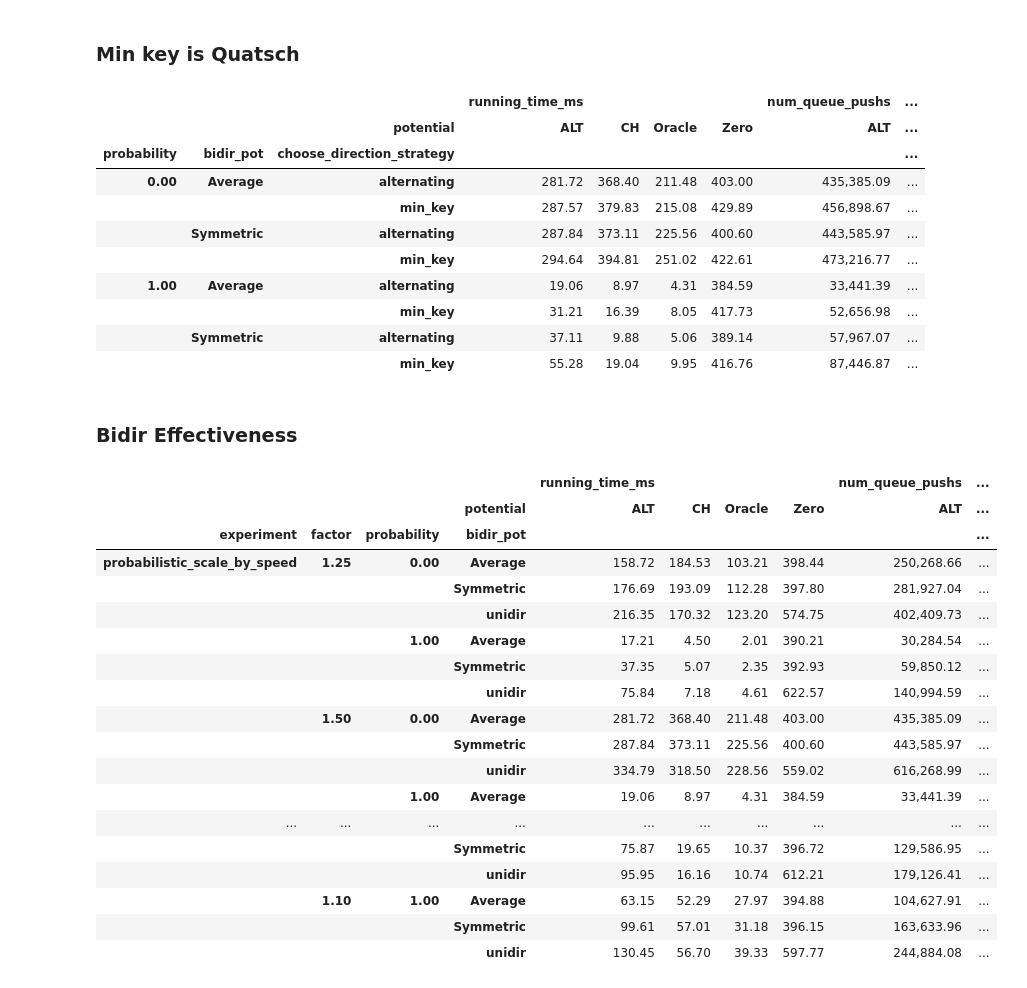
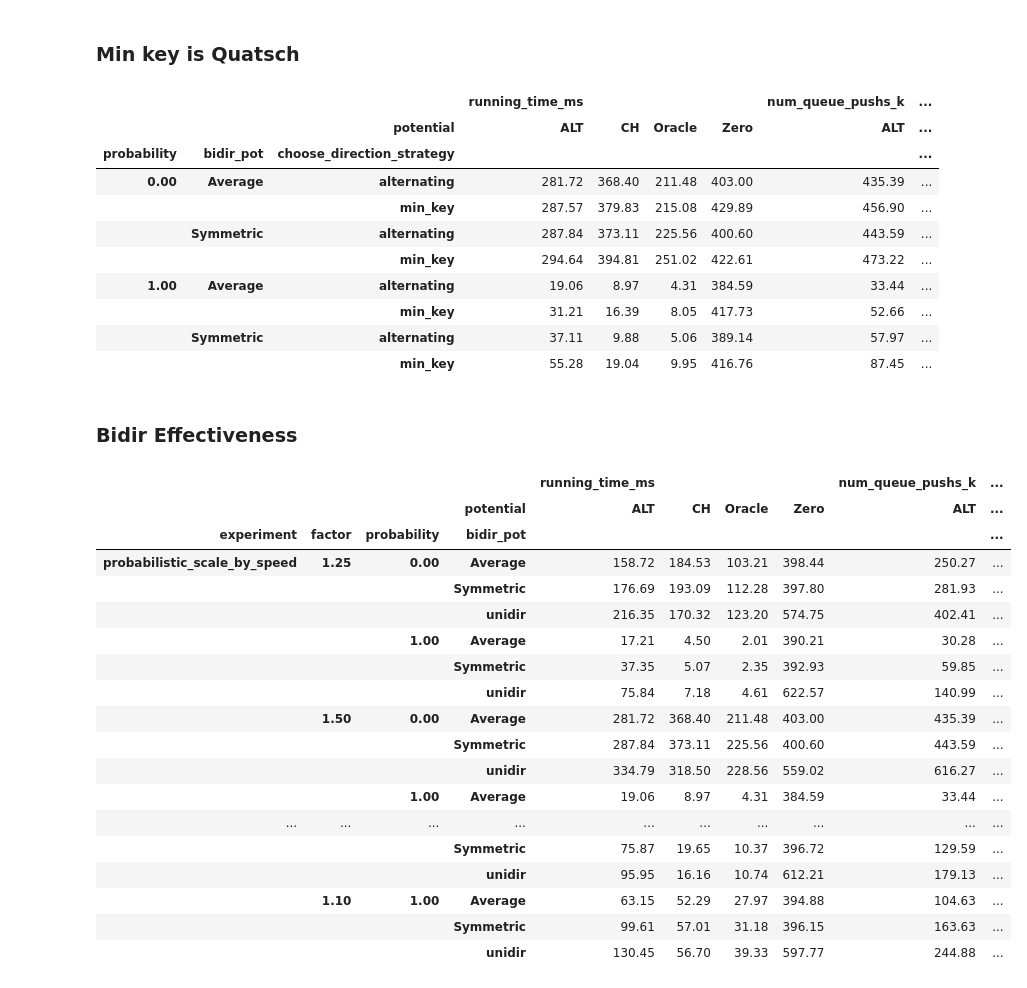
Before and after one commit to kit-algo/ch_potentials, a Jupyter notebook: eval/bidir_features_all.ipynb, the cells around one changed output. Cells and saved outputs as stored; diff of their text form; code cells hidden in the pictures.

```diff
--- a/eval/bidir_features_all.ipynb
+++ b/eval/bidir_features_all.ipynb
@@ -8,11 +8,12 @@ import seaborn as sns
 sns.set()
 
 import pandas as pd
-pd.options.display.float_format = '{:,.2f}'.format
+pd.options.display.float_format = '{:.2f}'.format
 
 import json
 import glob
 import os
+import re
 # %%
 paths = glob.glob("../exp/bidir_features/*.json")
 data = [json.load(open(path)) for path in paths]
@@ -34,6 +35,7 @@ queries = pd.DataFrame.from_records([{
 queries['choose_direction_strategy'] = queries['choose_direction_strategy'].fillna('unidir')
 queries['bidir_pot'] = queries['bidir_pot'].fillna('unidir')
 queries['improved_pruning'] = queries['improved_pruning'].fillna('unidir')
+queries['num_queue_pushs_k'] = queries['num_queue_pushs'] / 1000
 # %%
 pd.set_option('display.max_rows', 500)
 # %%
@@ -101,44 +131,44 @@ queries.loc[lambda x: x['choose_direction_strategy'] != 'min_key'] \
 queries.loc[lambda x: x['bidir_pot'] != 'unidir'] \
     .loc[lambda x: x['algo'].str.contains('Topocore')] \
     .loc[lambda x: ~(((x['bidir_pot'] == 'Average') & (x['improved_pruning'] == True)) | ((x['bidir_pot'] == 'Symmetric') & (x['improved_pruning'] == False)))] \
-    .groupby(['potential', 'experiment', 'factor', 'probability', 'bidir_pot', 'choose_direction_strategy'])[['running_time_ms', 'num_queue_pushs']].mean().unstack(0) \
+    .groupby(['potential', 'experiment', 'factor', 'probability', 'bidir_pot', 'choose_direction_strategy'])[['running_time_ms', 'num_queue_pushs_k']].mean().unstack(0) \
     .loc[('probabilistic_scale_by_speed', 1.50)]
 # %% [output]
-|  |  |  | running_time_ms |  |  |  | num_queue_pushs | ... |
+|  |  |  | running_time_ms |  |  |  | num_queue_pushs_k | ... |
 |  |  | potential | ALT | CH | Oracle | Zero | ALT | ... |
 | probability | bidir_pot | choose_direction_strategy |  |  |  |  |  | ... |
-| 0.00 | Average | alternating | 281.72 | 368.40 | 211.48 | 403.00 | 435,385.09 | ... |
-|  |  | min_key | 287.57 | 379.83 | 215.08 | 429.89 | 456,898.67 | ... |
-|  | Symmetric | alternating | 287.84 | 373.11 | 225.56 | 400.60 | 443,585.97 | ... |
-|  |  | min_key | 294.64 | 394.81 | 251.02 | 422.61 | 473,216.77 | ... |
-| 1.00 | Average | alternating | 19.06 | 8.97 | 4.31 | 384.59 | 33,441.39 | ... |
-|  |  | min_key | 31.21 | 16.39 | 8.05 | 417.73 | 52,656.98 | ... |
-|  | Symmetric | alternating | 37.11 | 9.88 | 5.06 | 389.14 | 57,967.07 | ... |
-|  |  | min_key | 55.28 | 19.04 | 9.95 | 416.76 | 87,446.87 | ... |
+| 0.00 | Average | alternating | 281.72 | 368.40 | 211.48 | 403.00 | 435.39 | ... |
+|  |  | min_key | 287.57 | 379.83 | 215.08 | 429.89 | 456.90 | ... |
+|  | Symmetric | alternating | 287.84 | 373.11 | 225.56 | 400.60 | 443.59 | ... |
+|  |  | min_key | 294.64 | 394.81 | 251.02 | 422.61 | 473.22 | ... |
+| 1.00 | Average | alternating | 19.06 | 8.97 | 4.31 | 384.59 | 33.44 | ... |
+|  |  | min_key | 31.21 | 16.39 | 8.05 | 417.73 | 52.66 | ... |
+|  | Symmetric | alternating | 37.11 | 9.88 | 5.06 | 389.14 | 57.97 | ... |
+|  |  | min_key | 55.28 | 19.04 | 9.95 | 416.76 | 87.45 | ... |
 # %% [markdown]
 ### Bidir Effectiveness
 # %%
 queries.loc[lambda x: x['algo'].str.contains('Topocore')] \
     .loc[lambda x: x['choose_direction_strategy'] != 'min_key'] \
     .loc[lambda x: ~(((x['bidir_pot'] == 'Average') & (x['improved_pruning'] == True)) | ((x['bidir_pot'] == 'Symmetric') & (x['improved_pruning'] == False)))] \
-    .groupby(['potential', 'experiment', 'factor', 'probability', 'bidir_pot'])[['running_time_ms', 'num_queue_pushs']].mean().unstack(0)
+    .groupby(['potential', 'experiment', 'factor', 'probability', 'bidir_pot'])[['running_time_ms', 'num_queue_pushs_k']].mean().unstack(0)
 # %% [output]
-|  |  |  |  | running_time_ms |  |  |  | num_queue_pushs | ... |
+|  |  |  |  | running_time_ms |  |  |  | num_queue_pushs_k | ... |
 |  |  |  | potential | ALT | CH | Oracle | Zero | ALT | ... |
 | experiment | factor | probability | bidir_pot |  |  |  |  |  | ... |
-| probabilistic_scale_by_speed | 1.25 | 0.00 | Average | 158.72 | 184.53 | 103.21 | 398.44 | 250,268.66 | ... |
-|  |  |  | Symmetric | 176.69 | 193.09 | 112.28 | 397.80 | 281,927.04 | ... |
-|  |  |  | unidir | 216.35 | 170.32 | 123.20 | 574.75 | 402,409.73 | ... |
-|  |  | 1.00 | Average | 17.21 | 4.50 | 2.01 | 390.21 | 30,284.54 | ... |
-|  |  |  | Symmetric | 37.35 | 5.07 | 2.35 | 392.93 | 59,850.12 | ... |
-|  |  |  | unidir | 75.84 | 7.18 | 4.61 | 622.57 | 140,994.59 | ... |
-|  | 1.50 | 0.00 | Average | 281.72 | 368.40 | 211.48 | 403.00 | 435,385.09 | ... |
-|  |  |  | Symmetric | 287.84 | 373.11 | 225.56 | 400.60 | 443,585.97 | ... |
-|  |  |  | unidir | 334.79 | 318.50 | 228.56 | 559.02 | 616,268.99 | ... |
-|  |  | 1.00 | Average | 19.06 | 8.97 | 4.31 | 384.59 | 33,441.39 | ... |
+| probabilistic_scale_by_speed | 1.25 | 0.00 | Average | 158.72 | 184.53 | 103.21 | 398.44 | 250.27 | ... |
+|  |  |  | Symmetric | 176.69 | 193.09 | 112.28 | 397.80 | 281.93 | ... |
+|  |  |  | unidir | 216.35 | 170.32 | 123.20 | 574.75 | 402.41 | ... |
+|  |  | 1.00 | Average | 17.21 | 4.50 | 2.01 | 390.21 | 30.28 | ... |
+|  |  |  | Symmetric | 37.35 | 5.07 | 2.35 | 392.93 | 59.85 | ... |
+|  |  |  | unidir | 75.84 | 7.18 | 4.61 | 622.57 | 140.99 | ... |
+|  | 1.50 | 0.00 | Average | 281.72 | 368.40 | 211.48 | 403.00 | 435.39 | ... |
+|  |  |  | Symmetric | 287.84 | 373.11 | 225.56 | 400.60 | 443.59 | ... |
+|  |  |  | unidir | 334.79 | 318.50 | 228.56 | 559.02 | 616.27 | ... |
+|  |  | 1.00 | Average | 19.06 | 8.97 | 4.31 | 384.59 | 33.44 | ... |
 | ... | ... | ... | ... | ... | ... | ... | ... | ... | ... |
-|  |  |  | Symmetric | 75.87 | 19.65 | 10.37 | 396.72 | 129,586.95 | ... |
-|  |  |  | unidir | 95.95 | 16.16 | 10.74 | 612.21 | 179,126.41 | ... |
-|  | 1.10 | 1.00 | Average | 63.15 | 52.29 | 27.97 | 394.88 | 104,627.91 | ... |
-|  |  |  | Symmetric | 99.61 | 57.01 | 31.18 | 396.15 | 163,633.96 | ... |
-|  |  |  | unidir | 130.45 | 56.70 | 39.33 | 597.77 | 244,884.08 | ... |
+|  |  |  | Symmetric | 75.87 | 19.65 | 10.37 | 396.72 | 129.59 | ... |
+|  |  |  | unidir | 95.95 | 16.16 | 10.74 | 612.21 | 179.13 | ... |
+|  | 1.10 | 1.00 | Average | 63.15 | 52.29 | 27.97 | 394.88 | 104.63 | ... |
+|  |  |  | Symmetric | 99.61 | 57.01 | 31.18 | 396.15 | 163.63 | ... |
+|  |  |  | unidir | 130.45 | 56.70 | 39.33 | 597.77 | 244.88 | ... |
```
Also changed, not shown: parts of 4 cells of this notebook, 3 other files.
